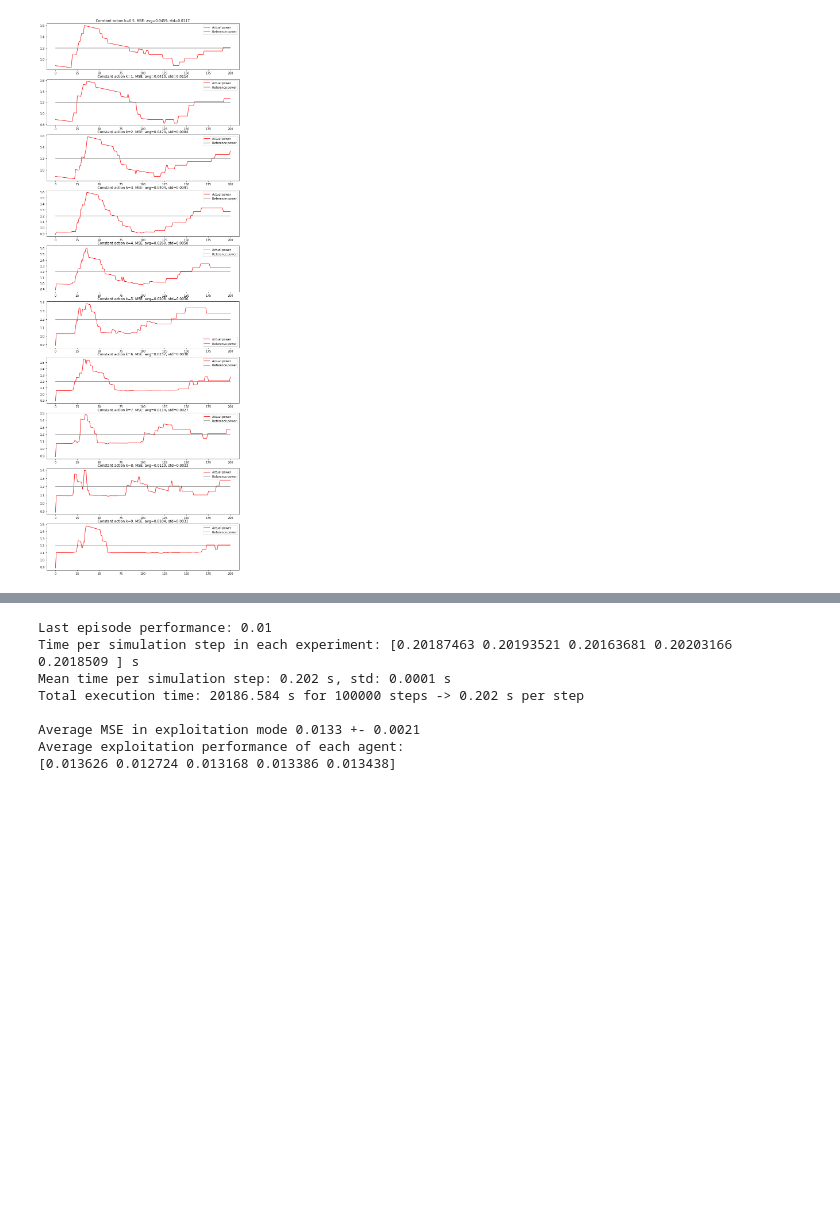
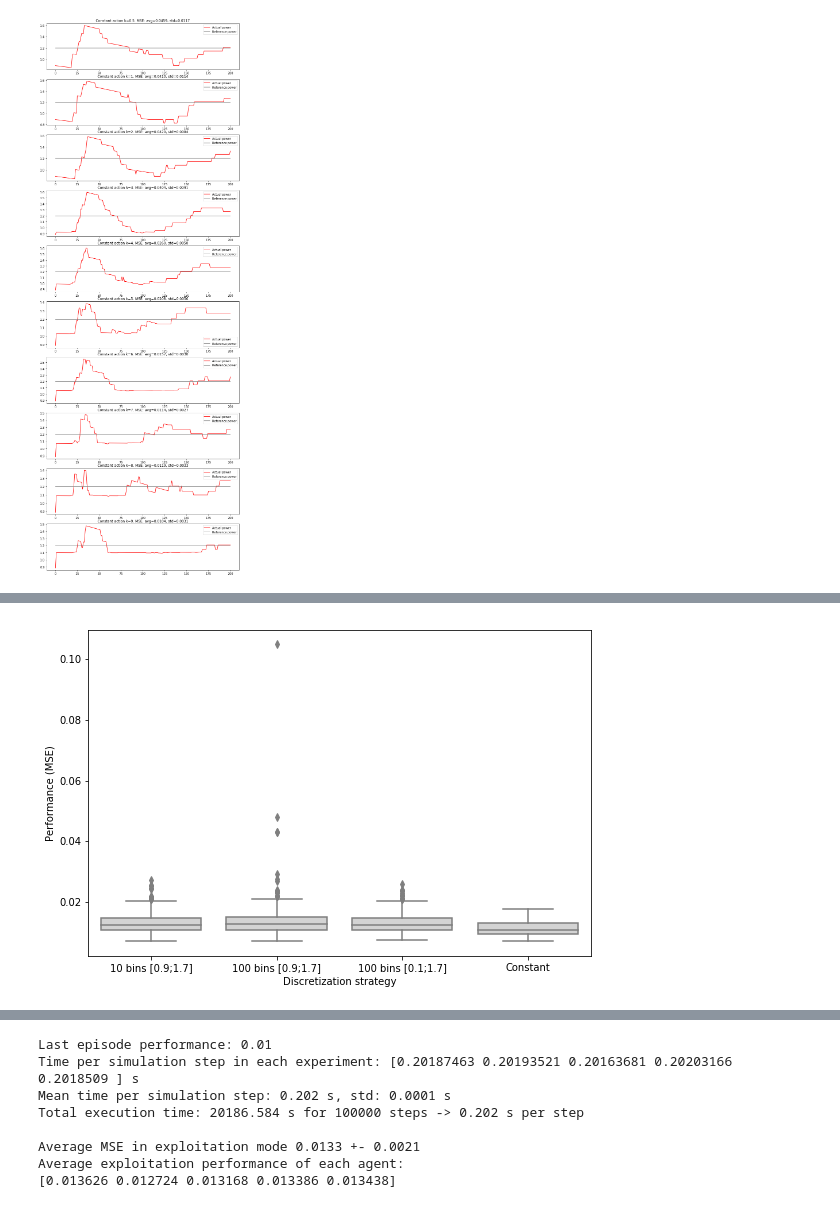
Before and after one commit to OlehLuk/rl-power-control, a Jupyter notebook: experiments/results/ps_stoch_discretization.ipynb, the cells around one changed output, grey strips where cells are left out. Saved outputs shown, nothing was run; the diff lists cells and outputs as text; code cells hidden in the pictures; blank space fills up the shorter version.

```diff
--- a/experiments/results/ps_stoch_discretization.ipynb
+++ b/experiments/results/ps_stoch_discretization.ipynb
@@ -11,0 +48,4 @@ report_const_experiment(baseline_name, fig_size=(12, 35))
+# %%
+perf_box_plots(labels, bas_folders[:1], contr_folders, fig_size=(9, 6), x_label="Discretization strategy");
+# %% [output]
+[figure, added]
```
Also changed, not shown: parts of 7 cells of this notebook, 1 other file.
